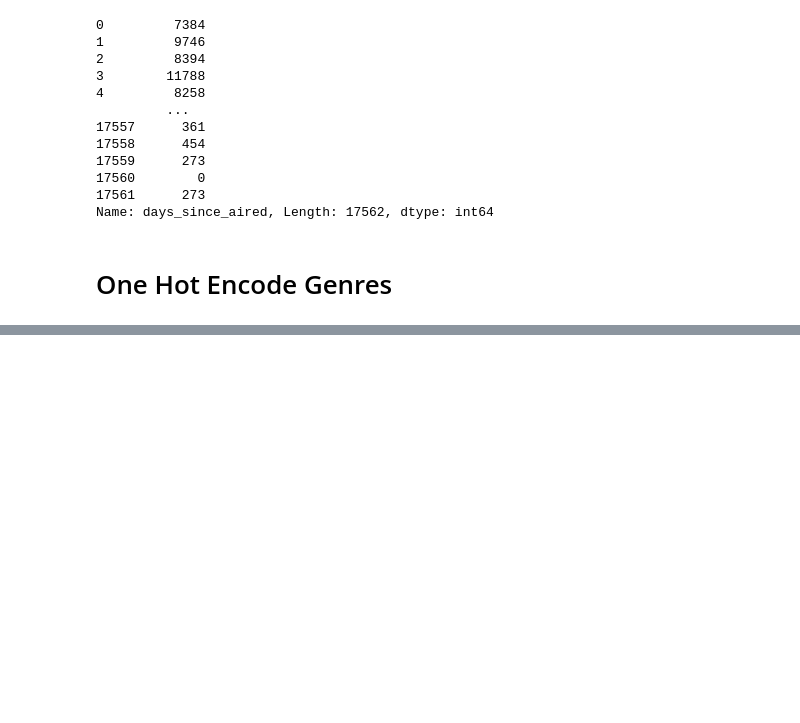
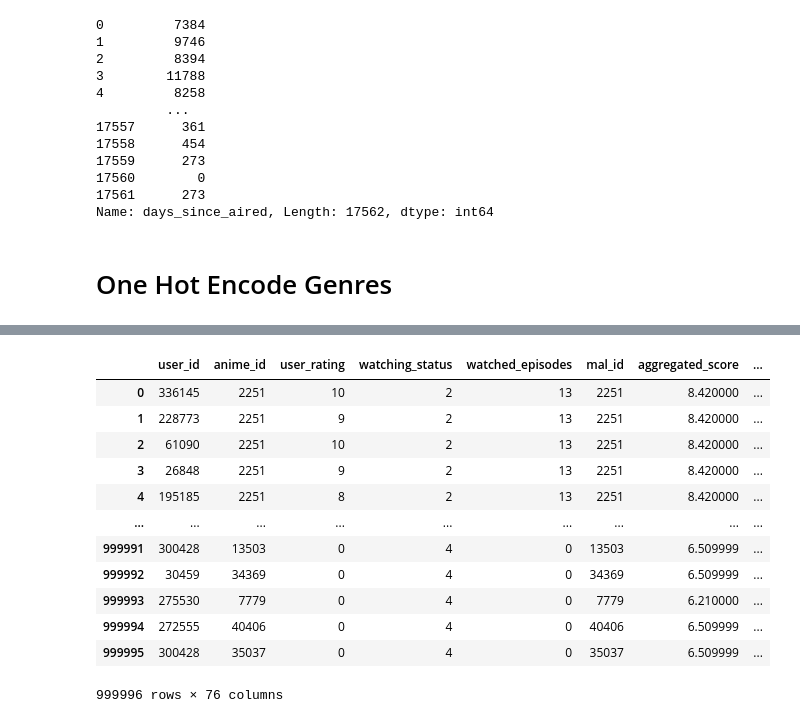
Before and after one commit to zeegeeko/ADS508-Recommender-System, a Jupyter notebook: Team3_Data_Preparation.ipynb, the cells around one changed output, grey strips where cells are left out. Drawn from its saved outputs; the diff is of its cells as text; code cells hidden in the pictures; blank space fills up the shorter version.

```diff
--- a/Team3_Data_Preparation.ipynb
+++ b/Team3_Data_Preparation.ipynb
@@ -195,0 +381,2 @@ Name: days_since_aired, Length: 17562, dtype: int64
+# %%
+anime_list = pd.merge(anime_list, watching_status, left_on='watching_status', right_on='status')
@@ -195,0 +399,3 @@ Name: days_since_aired, Length: 17562, dtype: int64
+# %%
+anime_list = anime_list.drop(columns=['status'])
+anime_list
@@ -195,0 +416,22 @@ Name: days_since_aired, Length: 17562, dtype: int64
+# %%
+processed_df = pd.merge(anime_list, anime_subset, left_on='anime_id', right_on='mal_id')
+# %%
+processed_df.drop(columns=['description'], inplace=True)
+# Rename Score to aggregated score
+processed_df.rename(columns={'score': 'aggregated_score'}, inplace=True)
+# %%
+processed_df
+# %% [output]
+|  | user_id | anime_id | user_rating | watching_status | watched_episodes | mal_id | aggregated_score | ... |
+| 0 | 336145 | 2251 | 10 | 2 | 13 | 2251 | 8.420000 | ... |
+| 1 | 228773 | 2251 | 9 | 2 | 13 | 2251 | 8.420000 | ... |
+| 2 | 61090 | 2251 | 10 | 2 | 13 | 2251 | 8.420000 | ... |
+| 3 | 26848 | 2251 | 9 | 2 | 13 | 2251 | 8.420000 | ... |
+| 4 | 195185 | 2251 | 8 | 2 | 13 | 2251 | 8.420000 | ... |
+| ... | ... | ... | ... | ... | ... | ... | ... | ... |
+| 999991 | 300428 | 13503 | 0 | 4 | 0 | 13503 | 6.509999 | ... |
+| 999992 | 30459 | 34369 | 0 | 4 | 0 | 34369 | 6.509999 | ... |
+| 999993 | 275530 | 7779 | 0 | 4 | 0 | 7779 | 6.210000 | ... |
+| 999994 | 272555 | 40406 | 0 | 4 | 0 | 40406 | 6.509999 | ... |
+| 999995 | 300428 | 35037 | 0 | 4 | 0 | 35037 | 6.509999 | ... |
+999996 rows × 76 columns
```
Also changed, not shown: parts of 26 cells of this notebook.
